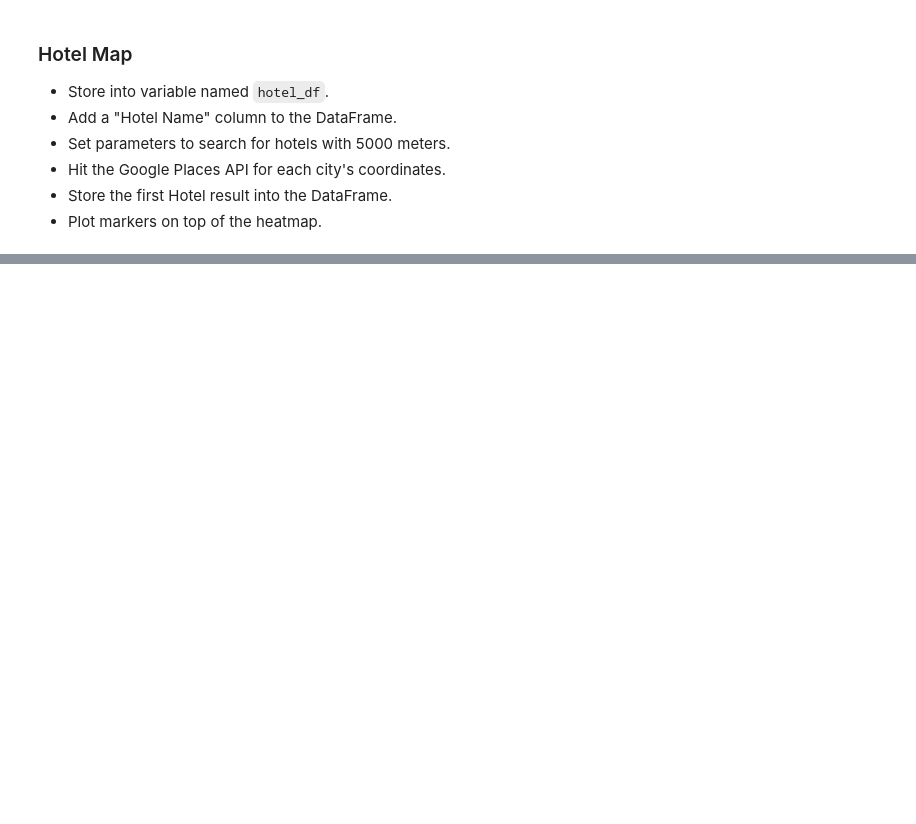
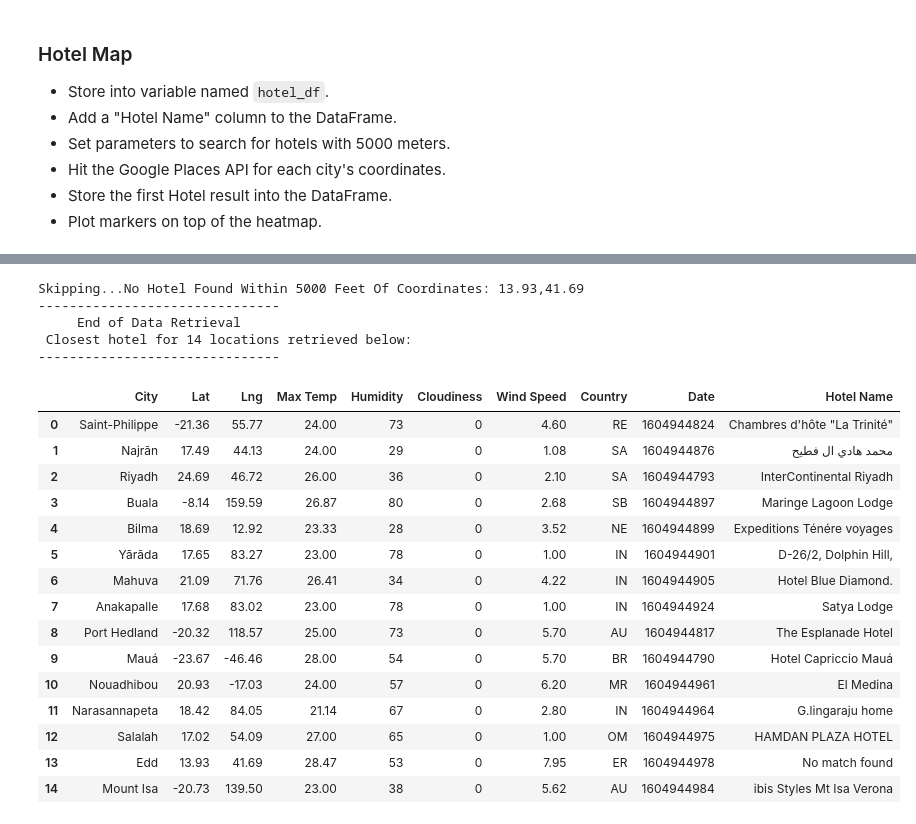
Before and after one commit to m-rivera1/python-api-challenge, a Jupyter notebook: VacationPy/VacationPy.ipynb, the cells around one changed output, grey strips where cells are left out. Cells and saved outputs as stored; diff of their text form; code cells hidden in the pictures; blank space fills up the shorter version.

```diff
--- a/VacationPy/VacationPy.ipynb
+++ b/VacationPy/VacationPy.ipynb
@@ -58,7 +58,7 @@ from api_keys import g_key
 #import city weather data from Weatherpy
 
 # Study data files
-weather_metadata_path = "C:/Users/mike1/OneDrive/Desktop/weather_df.csv"
+weather_metadata_path = "output_data/weather_df.csv"
 
 # Read the mouse data and the study results
 weather_df = pd.read_csv(weather_metadata_path)
@@ -160,0 +124,10 @@ custom_weather_df
+# %%
+#chopped up dataframe based on "ideal" conditions
+custom_weather_df = weather_df.loc[(weather_df['Max Temp']<=29.9) & (weather_df['Max Temp']>=21.1)
+                                   & (weather_df['Wind Speed']< 10) & (weather_df['Cloudiness'] ==0)]
+
+#cleaned up dataframe
+custom_weather_df2 = custom_weather_df.reset_index()
+del custom_weather_df2['Unnamed: 0']
+del custom_weather_df2['index']
+custom_weather_df2
@@ -412,3 +159,70 @@ Processing Record 3 of 3 | 17.49, 44.13
+# %%
+#establish data frame to capture the cloest hotels received
+hotel = []
+
+#count for print message below
+count = 0
+
+# loop through the custom weather cities.  Used city because I was attempting to capture the
+# city name in the iteration to include in any fallout messages..but gave up.
+for city in range(len(custom_weather_df2["City"])):
+
+    #for some reason I have define these two variables within the loop..don't understand why
+    #if I don't, I only get the same hotel record back for all locations
+    lat = custom_weather_df2.loc[city]["Lat"]
+    lng = custom_weather_df2.loc[city]["Lng"]
+
+    #formating the lat and lng for the API request
+    coordinates = f"{lat},{lng}"
+
+    #parameters for the API request, base url defined, response format
+    params = {"location": coordinates,"types": "lodging","radius": 5000,"key": g_key}
+    base_url = "https://maps.googleapis.com/maps/api/place/nearbysearch/json"
+    response = requests.get(base_url, params)
+
+    #serializing the json response
+    response_data = response.json()
+
+    #append successful response to hotel data frame or append failure message in data frame
+    try:
+        hotel.append(response_data["results"][0]["name"])
+        count += 1
+    except:
+        hotel.append("No match found")
+        print(f'Skipping...No Hotel Found Within 5000 Meters Of Coordinates: {coordinates}')
+
+print(f'-------------------------------')
+print(f'     End of Data Retrieval  \n Closest hotel for {count} locations retrieved below:')
+print(f'-------------------------------')
+
+
+#Add closest hotels to the existing data frame
+custom_weather_df2["Hotel Name"] = hotel
+
+#print frame to verify
+custom_weather_df2
+# %% [output]
+Skipping...No Hotel Found Within 5000 Feet Of Coordinates: 13.93,41.69
+-------------------------------
+     End of Data Retrieval
+ Closest hotel for 14 locations retrieved below:
+-------------------------------
+|  | City | Lat | Lng | Max Temp | Humidity | Cloudiness | Wind Speed | Country | Date | Hotel Name |
+| 0 | Saint-Philippe | -21.36 | 55.77 | 24.00 | 73 | 0 | 4.60 | RE | 1604944824 | Chambres d'hôte "La Trinité" |
+| 1 | Najrān | 17.49 | 44.13 | 24.00 | 29 | 0 | 1.08 | SA | 1604944876 | محمد هادي ال فطيح |
+| 2 | Riyadh | 24.69 | 46.72 | 26.00 | 36 | 0 | 2.10 | SA | 1604944793 | InterContinental Riyadh |
+| 3 | Buala | -8.14 | 159.59 | 26.87 | 80 | 0 | 2.68 | SB | 1604944897 | Maringe Lagoon Lodge |
+| 4 | Bilma | 18.69 | 12.92 | 23.33 | 28 | 0 | 3.52 | NE | 1604944899 | Expeditions Ténére voyages |
+| 5 | Yārāda | 17.65 | 83.27 | 23.00 | 78 | 0 | 1.00 | IN | 1604944901 | D-26/2, Dolphin Hill, |
+| 6 | Mahuva | 21.09 | 71.76 | 26.41 | 34 | 0 | 4.22 | IN | 1604944905 | Hotel Blue Diamond. |
+| 7 | Anakapalle | 17.68 | 83.02 | 23.00 | 78 | 0 | 1.00 | IN | 1604944924 | Satya Lodge |
+| 8 | Port Hedland | -20.32 | 118.57 | 25.00 | 73 | 0 | 5.70 | AU | 1604944817 | The Esplanade Hotel |
+| 9 | Mauá | -23.67 | -46.46 | 28.00 | 54 | 0 | 5.70 | BR | 1604944790 | Hotel Capriccio Mauá |
+| 10 | Nouadhibou | 20.93 | -17.03 | 24.00 | 57 | 0 | 6.20 | MR | 1604944961 | El Medina |
+| 11 | Narasannapeta | 18.42 | 84.05 | 21.14 | 67 | 0 | 2.80 | IN | 1604944964 | G.lingaraju home |
+| 12 | Salalah | 17.02 | 54.09 | 27.00 | 65 | 0 | 1.00 | OM | 1604944975 | HAMDAN PLAZA HOTEL |
+| 13 | Edd | 13.93 | 41.69 | 28.47 | 53 | 0 | 7.95 | ER | 1604944978 | No match found |
+| 14 | Mount Isa | -20.73 | 139.50 | 23.00 | 38 | 0 | 5.62 | AU | 1604944984 | ibis Styles Mt Isa Verona |
 # %%
 # NOTE: Do not change any of the code in this cell
 
```
Also changed, not shown: parts of 11 cells of this notebook, 2 other files.
